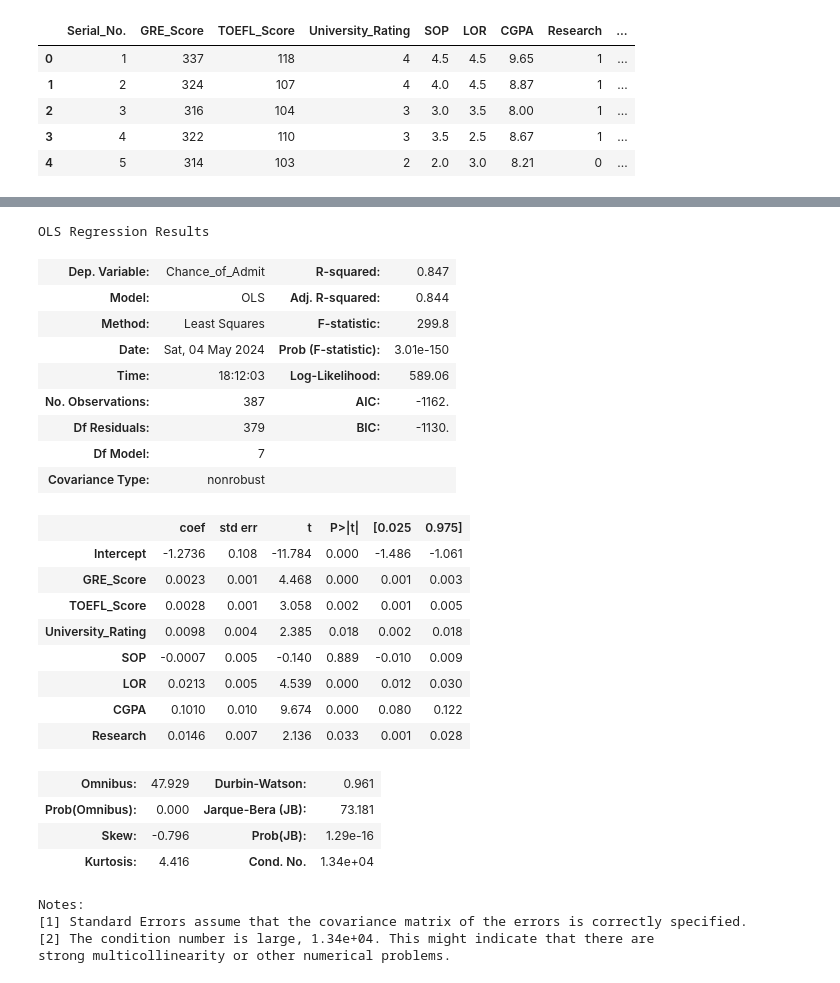
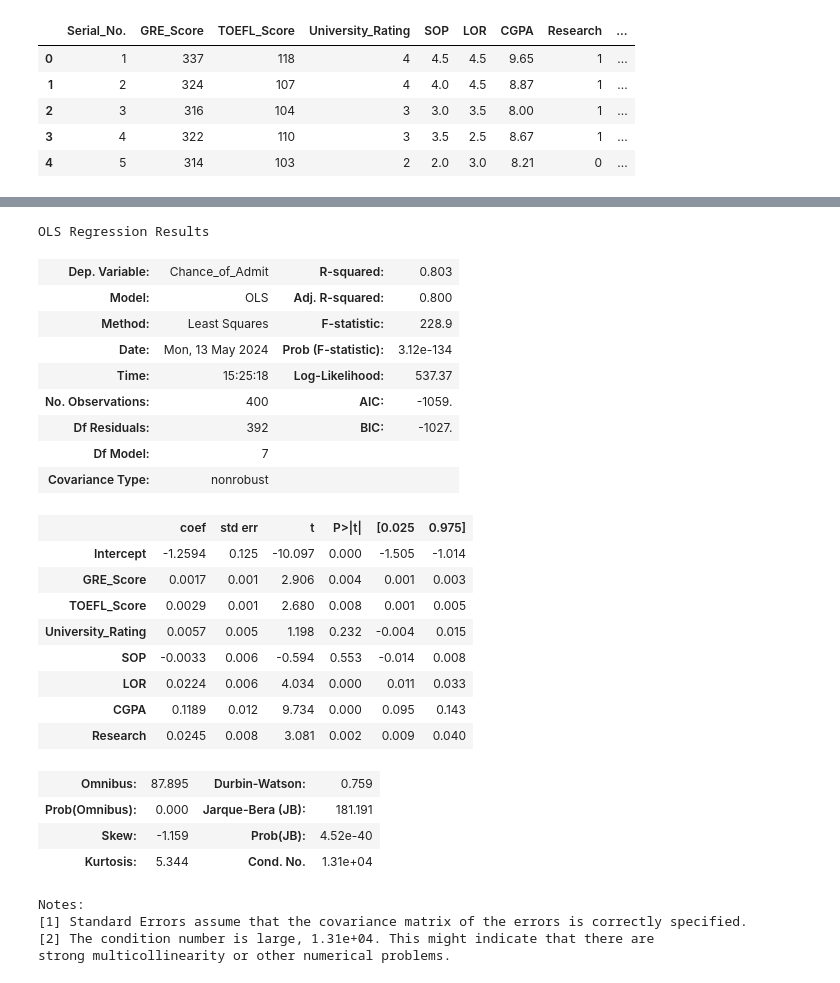
Before and after one commit to northernsnowflake/python_for_data_science, a Jupyter notebook: 04/ukol/ukol1.ipynb, the cells around one changed output, grey strips where cells are left out. Drawn from its saved outputs; the diff is of its cells as text; code cells hidden in the pictures.

```diff
--- a/04/ukol/ukol1.ipynb
+++ b/04/ukol/ukol1.ipynb
@@ -261,7 +274,7 @@ sns.boxplot(data, y="Chance_of_Admit")
 # %%
 # 2. Odstraňte odlehlé pozorování na základě kritérií zjištěných z boxplotu.
 # %%
-data_bez_odlehlych = data[data["Chance_of_Admit"] > 0.35]
+data_bez_odlehlych = data[data["Chance_of_Admit"] > 0.19]
 # %%
 sns.boxplot(data_bez_odlehlych, y="Chance_of_Admit",whis=[5, 95])
 # %% [output]
@@ -389,35 +406,35 @@ sns.histplot(data['Cook Distance'], kde=True)
 # %%
-data_modif = data[data['Cook Distance'] < 0.02] # zobraz jen body menší než 1
+data_modif = data[data['Cook Distance'] < 1] # zobraz jen body menší než 1
 mod = smf.ols(formula=formula, data=data_modif)
 res = mod.fit()
 res.summary()
 # %% [output]
 OLS Regression Results
-| Dep. Variable: | Chance_of_Admit | R-squared: | 0.847 |
-| Model: | OLS | Adj. R-squared: | 0.844 |
-| Method: | Least Squares | F-statistic: | 299.8 |
-| Date: | Sat, 04 May 2024 | Prob (F-statistic): | 3.01e-150 |
-| Time: | 18:12:03 | Log-Likelihood: | 589.06 |
-| No. Observations: | 387 | AIC: | -1162. |
-| Df Residuals: | 379 | BIC: | -1130. |
+| Dep. Variable: | Chance_of_Admit | R-squared: | 0.803 |
+| Model: | OLS | Adj. R-squared: | 0.800 |
+| Method: | Least Squares | F-statistic: | 228.9 |
+| Date: | Mon, 13 May 2024 | Prob (F-statistic): | 3.12e-134 |
+| Time: | 15:25:18 | Log-Likelihood: | 537.37 |
+| No. Observations: | 400 | AIC: | -1059. |
+| Df Residuals: | 392 | BIC: | -1027. |
 | Df Model: | 7 |  |  |
 | Covariance Type: | nonrobust |  |  |
 |  | coef | std err | t | P>|t| | [0.025 | 0.975] |
-| Intercept | -1.2736 | 0.108 | -11.784 | 0.000 | -1.486 | -1.061 |
-| GRE_Score | 0.0023 | 0.001 | 4.468 | 0.000 | 0.001 | 0.003 |
-| TOEFL_Score | 0.0028 | 0.001 | 3.058 | 0.002 | 0.001 | 0.005 |
-| University_Rating | 0.0098 | 0.004 | 2.385 | 0.018 | 0.002 | 0.018 |
-| SOP | -0.0007 | 0.005 | -0.140 | 0.889 | -0.010 | 0.009 |
-| LOR | 0.0213 | 0.005 | 4.539 | 0.000 | 0.012 | 0.030 |
-| CGPA | 0.1010 | 0.010 | 9.674 | 0.000 | 0.080 | 0.122 |
-| Research | 0.0146 | 0.007 | 2.136 | 0.033 | 0.001 | 0.028 |
+| Intercept | -1.2594 | 0.125 | -10.097 | 0.000 | -1.505 | -1.014 |
+| GRE_Score | 0.0017 | 0.001 | 2.906 | 0.004 | 0.001 | 0.003 |
+| TOEFL_Score | 0.0029 | 0.001 | 2.680 | 0.008 | 0.001 | 0.005 |
+| University_Rating | 0.0057 | 0.005 | 1.198 | 0.232 | -0.004 | 0.015 |
+| SOP | -0.0033 | 0.006 | -0.594 | 0.553 | -0.014 | 0.008 |
+| LOR | 0.0224 | 0.006 | 4.034 | 0.000 | 0.011 | 0.033 |
+| CGPA | 0.1189 | 0.012 | 9.734 | 0.000 | 0.095 | 0.143 |
+| Research | 0.0245 | 0.008 | 3.081 | 0.002 | 0.009 | 0.040 |
-| Omnibus: | 47.929 | Durbin-Watson: | 0.961 |
-| Prob(Omnibus): | 0.000 | Jarque-Bera (JB): | 73.181 |
-| Skew: | -0.796 | Prob(JB): | 1.29e-16 |
-| Kurtosis: | 4.416 | Cond. No. | 1.34e+04 |
+| Omnibus: | 87.895 | Durbin-Watson: | 0.759 |
+| Prob(Omnibus): | 0.000 | Jarque-Bera (JB): | 181.191 |
+| Skew: | -1.159 | Prob(JB): | 4.52e-40 |
+| Kurtosis: | 5.344 | Cond. No. | 1.31e+04 |
 Notes:
 [1] Standard Errors assume that the covariance matrix of the errors is correctly specified.
-[2] The condition number is large, 1.34e+04. This might indicate that there are
+[2] The condition number is large, 1.31e+04. This might indicate that there are
 strong multicollinearity or other numerical problems.
 # %%
 sns.histplot(data_modif['Cook Distance'], kde=True)
```
Also changed, not shown: parts of 19 cells of this notebook.
